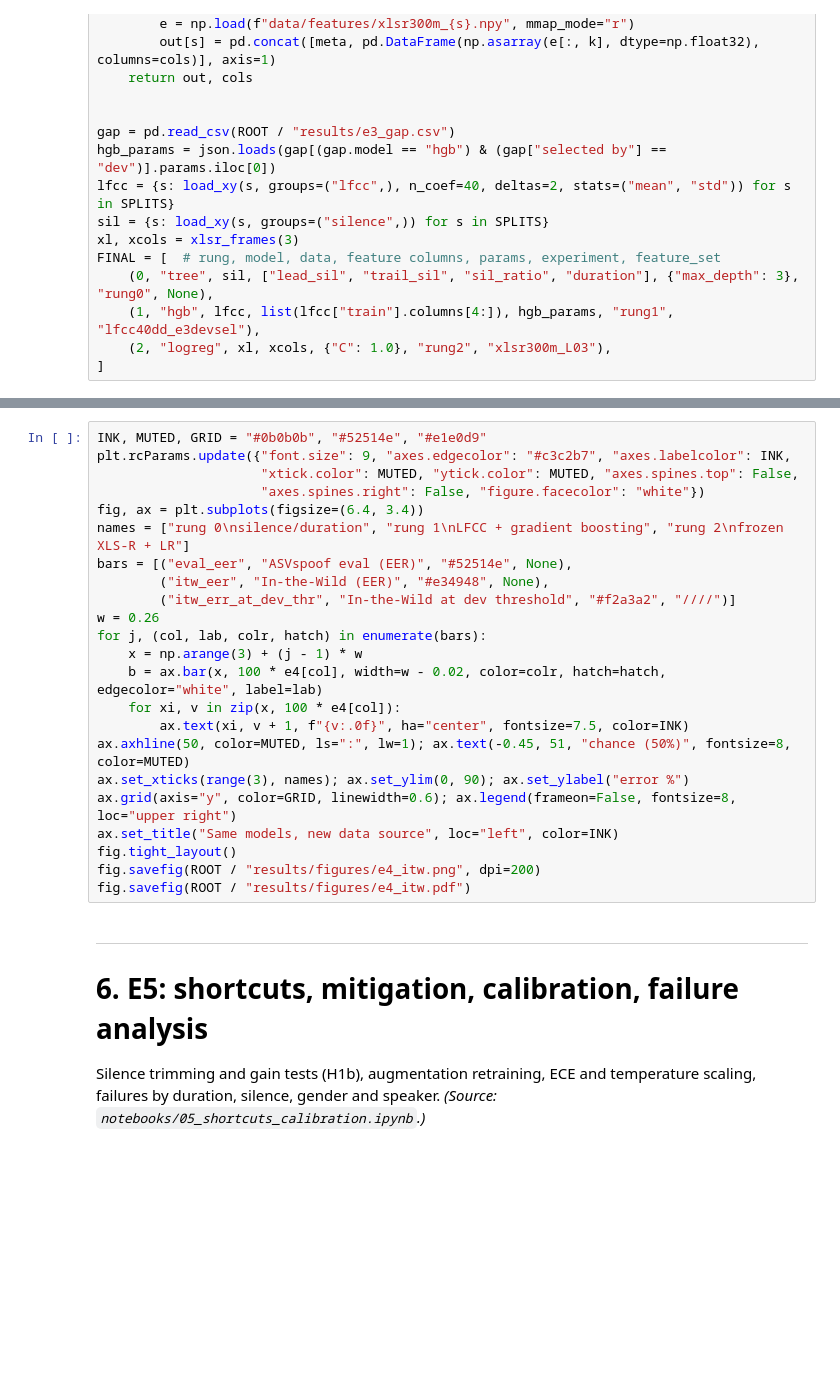
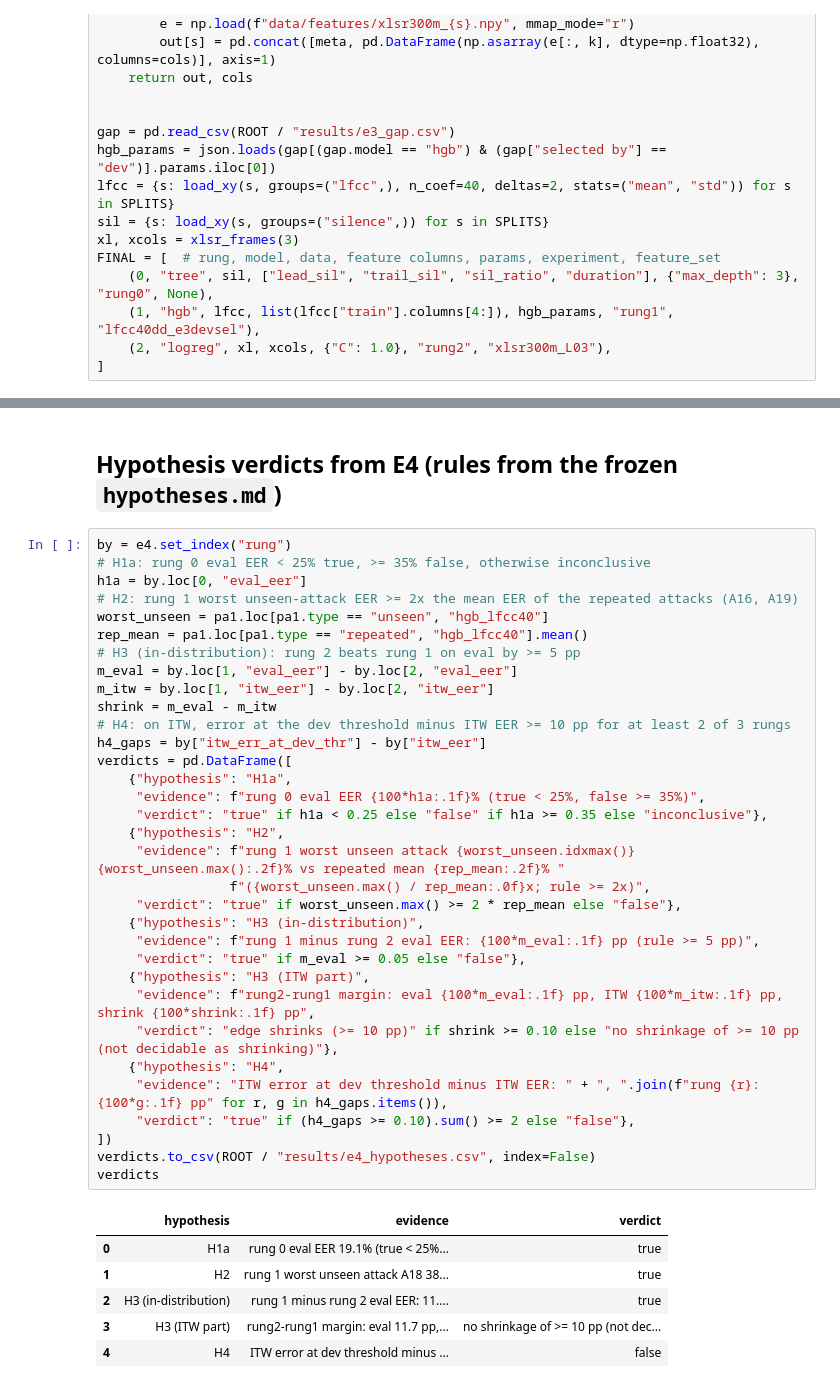
Before and after one commit to HashemAwad/deepvoice, a Jupyter notebook: docs/code_deliverable/DeepVoice_final.ipynb, the cells around one changed output, grey strips where cells are left out. Cells and saved outputs as stored; diff of their text form; blank space fills up the shorter version.

```diff
--- a/docs/code_deliverable/DeepVoice_final.ipynb
+++ b/docs/code_deliverable/DeepVoice_final.ipynb
@@ -681,29 +835,43 @@ verdicts
-# %%
-INK, MUTED, GRID = "#0b0b0b", "#52514e", "#e1e0d9"
-plt.rcParams.update({"font.size": 9, "axes.edgecolor": "#c3c2b7", "axes.labelcolor": INK,
-                     "xtick.color": MUTED, "ytick.color": MUTED, "axes.spines.top": False,
-                     "axes.spines.right": False, "figure.facecolor": "white"})
-fig, ax = plt.subplots(figsize=(6.4, 3.4))
-names = ["rung 0\nsilence/duration", "rung 1\nLFCC + gradient boosting", "rung 2\nfrozen XLS-R + LR"]
-bars = [("eval_eer", "ASVspoof eval (EER)", "#52514e", None),
-        ("itw_eer", "In-the-Wild (EER)", "#e34948", None),
-        ("itw_err_at_dev_thr", "In-the-Wild at dev threshold", "#f2a3a2", "////")]
-w = 0.26
-for j, (col, lab, colr, hatch) in enumerate(bars):
-    x = np.arange(3) + (j - 1) * w
-    b = ax.bar(x, 100 * e4[col], width=w - 0.02, color=colr, hatch=hatch, edgecolor="white", label=lab)
-    for xi, v in zip(x, 100 * e4[col]):
-        ax.text(xi, v + 1, f"{v:.0f}", ha="center", fontsize=7.5, color=INK)
-ax.axhline(50, color=MUTED, ls=":", lw=1); ax.text(-0.45, 51, "chance (50%)", fontsize=8, color=MUTED)
-ax.set_xticks(range(3), names); ax.set_ylim(0, 90); ax.set_ylabel("error %")
-ax.grid(axis="y", color=GRID, linewidth=0.6); ax.legend(frameon=False, fontsize=8, loc="upper right")
-ax.set_title("Same models, new data source", loc="left", color=INK)
-fig.tight_layout()
-fig.savefig(ROOT / "results/figures/e4_itw.png", dpi=200)
-fig.savefig(ROOT / "results/figures/e4_itw.pdf")
-# %% [markdown]
----
-# 6. E5: shortcuts, mitigation, calibration, failure analysis
-
-Silence trimming and gain tests (H1b), augmentation retraining, ECE and temperature scaling, failures by duration, silence, gender and speaker. *(Source: `notebooks/05_shortcuts_calibration.ipynb`.)*
+# %% [markdown]
+## Hypothesis verdicts from E4 (rules from the frozen `hypotheses.md`)
+# %%
+by = e4.set_index("rung")
+# H1a: rung 0 eval EER < 25% true, >= 35% false, otherwise inconclusive
+h1a = by.loc[0, "eval_eer"]
+# H2: rung 1 worst unseen-attack EER >= 2x the mean EER of the repeated attacks (A16, A19)
+worst_unseen = pa1.loc[pa1.type == "unseen", "hgb_lfcc40"]
+rep_mean = pa1.loc[pa1.type == "repeated", "hgb_lfcc40"].mean()
+# H3 (in-distribution): rung 2 beats rung 1 on eval by >= 5 pp
+m_eval = by.loc[1, "eval_eer"] - by.loc[2, "eval_eer"]
+m_itw = by.loc[1, "itw_eer"] - by.loc[2, "itw_eer"]
+shrink = m_eval - m_itw
+# H4: on ITW, error at the dev threshold minus ITW EER >= 10 pp for at least 2 of 3 rungs
+h4_gaps = by["itw_err_at_dev_thr"] - by["itw_eer"]
+verdicts = pd.DataFrame([
+    {"hypothesis": "H1a",
+     "evidence": f"rung 0 eval EER {100*h1a:.1f}% (true < 25%, false >= 35%)",
+     "verdict": "true" if h1a < 0.25 else "false" if h1a >= 0.35 else "inconclusive"},
+    {"hypothesis": "H2",
+     "evidence": f"rung 1 worst unseen attack {worst_unseen.idxmax()} {worst_unseen.max():.2f}% vs repeated mean {rep_mean:.2f}% "
+                 f"({worst_unseen.max() / rep_mean:.0f}x; rule >= 2x)",
+     "verdict": "true" if worst_unseen.max() >= 2 * rep_mean else "false"},
+    {"hypothesis": "H3 (in-distribution)",
+     "evidence": f"rung 1 minus rung 2 eval EER: {100*m_eval:.1f} pp (rule >= 5 pp)",
+     "verdict": "true" if m_eval >= 0.05 else "false"},
+    {"hypothesis": "H3 (ITW part)",
+     "evidence": f"rung2-rung1 margin: eval {100*m_eval:.1f} pp, ITW {100*m_itw:.1f} pp, shrink {100*shrink:.1f} pp",
+     "verdict": "edge shrinks (>= 10 pp)" if shrink >= 0.10 else "no shrinkage of >= 10 pp (not decidable as shrinking)"},
+    {"hypothesis": "H4",
+     "evidence": "ITW error at dev threshold minus ITW EER: " + ", ".join(f"rung {r}: {100*g:.1f} pp" for r, g in h4_gaps.items()),
+     "verdict": "true" if (h4_gaps >= 0.10).sum() >= 2 else "false"},
+])
+verdicts.to_csv(ROOT / "results/e4_hypotheses.csv", index=False)
+verdicts
+# %% [output]
+|  | hypothesis | evidence | verdict |
+| 0 | H1a | rung 0 eval EER 19.1% (true < 25%... | true |
+| 1 | H2 | rung 1 worst unseen attack A18 38... | true |
+| 2 | H3 (in-distribution) | rung 1 minus rung 2 eval EER: 11.... | true |
+| 3 | H3 (ITW part) | rung2-rung1 margin: eval 11.7 pp,... | no shrinkage of >= 10 pp (not dec... |
+| 4 | H4 | ITW error at dev threshold minus ... | false |
 # %% [markdown]
```
Also changed, not shown: parts of 84 cells of this notebook, 7 other files.
